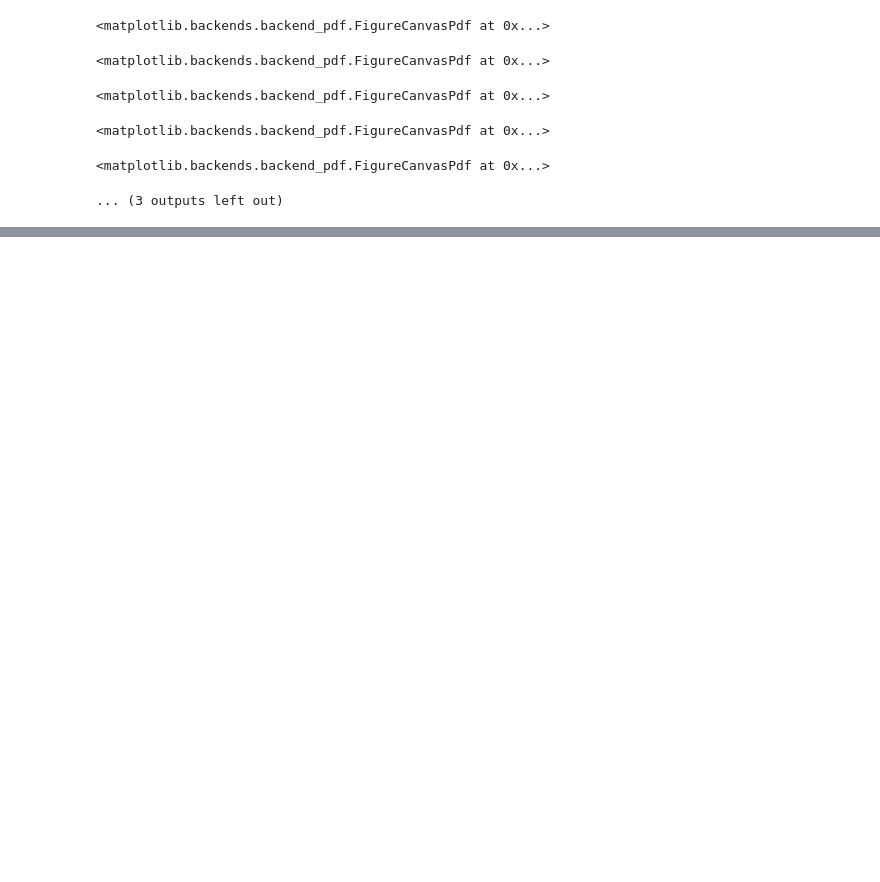
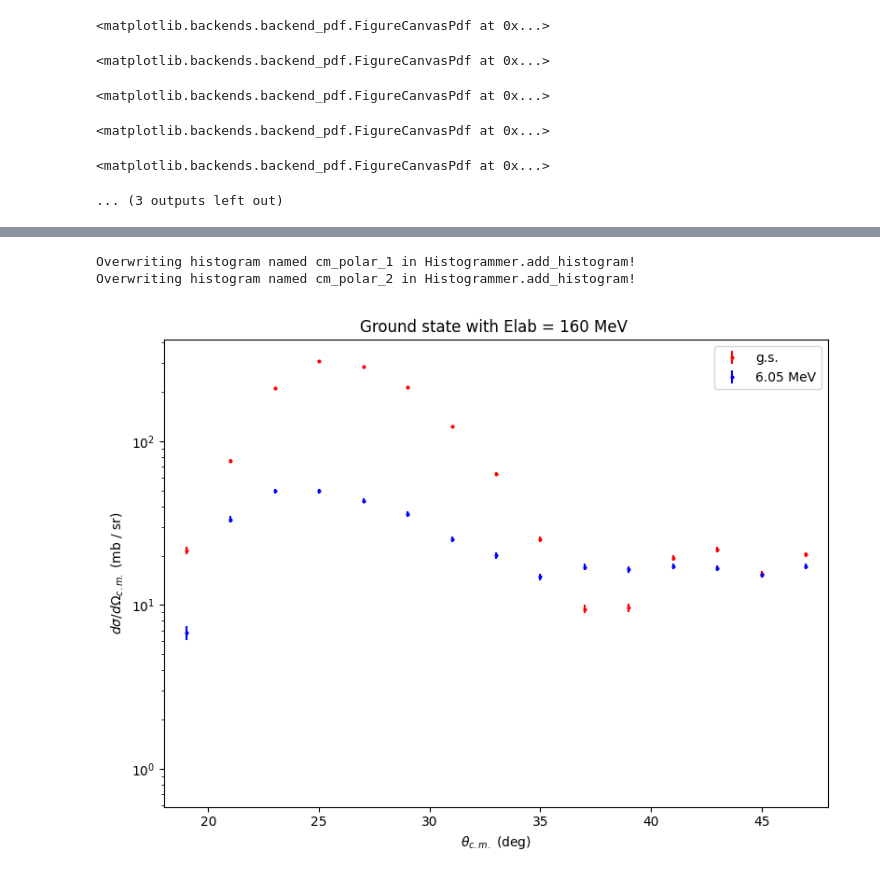
Before and after one commit to singhp99/e20020_analysis, a Jupyter notebook: notebooks/excitation_analysis.ipynb, the cells around one changed output, grey strips where cells are left out. Cells and saved outputs as stored; diff of their text form; code cells hidden in the pictures; blank space fills up the shorter version.

```diff
--- a/notebooks/excitation_analysis.ipynb
+++ b/notebooks/excitation_analysis.ipynb
@@ -543,0 +562,68 @@ Index(['Angel', 'ELab=40.00(a+16O)ss'], dtype='object')
+# %%
+fig, ax = plt.subplots(1, 1)
+ax.set_yscale("log")
+
+colors = ["red", "blue"]  # one color per state
+labels = ["g.s.", "6.05 MeV"]
+
+
+for i, state_id in enumerate([1, 2]):   # loop over states
+    cm_counts = np.zeros(ang_dist_bins)
+    cm_counts_err = np.zeros(ang_dist_bins)
+
+    for idx, fit in enumerate(sub_fits.items()):
+        comps_fit = fit[1].eval_components()
+        state_fit = comps_fit[f"peak{state_id}_"]
+        cm_counts[idx] = np.sum(state_fit)
+
+        try:
+            fit[1].eval_uncertainty()
+            fit_err = fit[1].dely_comps
+            cm_counts_err[idx] = np.sqrt(np.sum(fit_err[f"peak{state_id}_"]**2))
+        except:
+            print(f"{fit[0]} failed")
+
+    # Histogram container
+    grammer.add_hist1d(f"cm_polar_{state_id}", ang_dist_bins, (min_cm, max_cm))
+    cm_hist = grammer.get_hist1d(f"cm_polar_{state_id}")
+    cm_hist.counts = cm_counts
+
+    # Physics scaling
+    length = 1    # m
+    beam_counts = 100000000
+    nuclei_areal_density = (
+        pressure * torr_2_pascal * length / boltzmann / temperature * stoich * 1.0e-31
+    )
+
+    xs = cm_hist.counts / np.diff(np.cos(np.deg2rad(cm_hist.bins))) / (
+        -2 * np.pi * beam_counts * nuclei_areal_density
+    )
+    xs_err = np.sqrt(cm_hist.counts) / np.diff(np.cos(np.deg2rad(cm_hist.bins))) / (
+        -2 * np.pi * beam_counts * nuclei_areal_density
+    )
+
+    # Plot both on the same axes
+    ax.errorbar(
+        cm_hist.bins[:-1] + cm_hist.bin_width / 2,
+        xs,
+        yerr=xs_err,
+        c=colors[i],
+        fmt="o",
+        markersize=2,
+        label=labels[i],
+    )
+
+ax.set_title(f"Ground state with Elab = {proj_energy_start} MeV ")
+ax.set_xlabel(r"$\theta_{c.m.}$ (deg)")
+ax.set_ylabel(r"$d\sigma / d\Omega_{c.m.}$ (mb / sr)")
+
+plt.xlim(min_cm, max_cm)
+ax.legend()
+fig.set_figwidth(8.0)
+fig.set_figheight(6.0)
+fig.tight_layout()
+plt.show()
+# %% [output]
+Overwriting histogram named cm_polar_1 in Histogrammer.add_histogram!
+Overwriting histogram named cm_polar_2 in Histogrammer.add_histogram!
+[figure, added]
```
Also changed, not shown: parts of 8 cells of this notebook, 2 other files.
